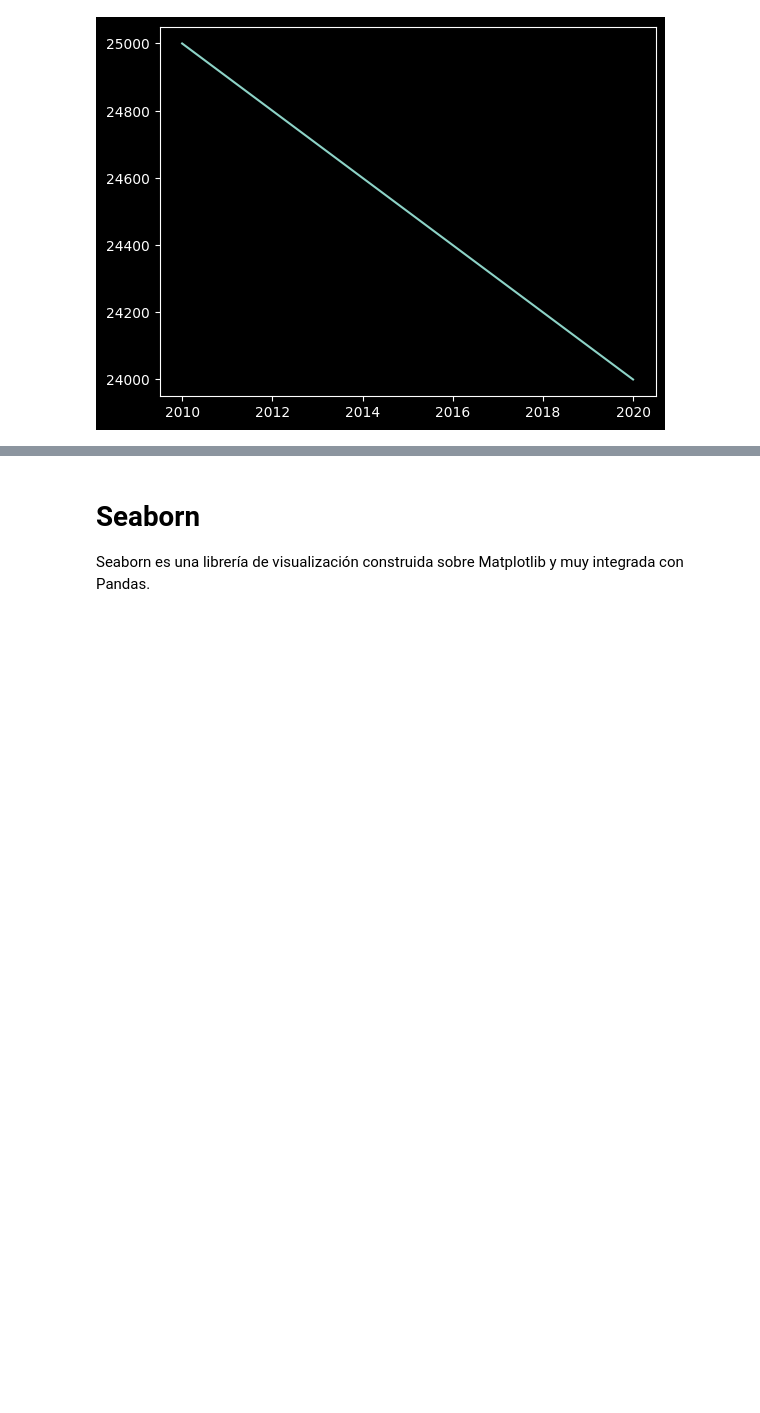
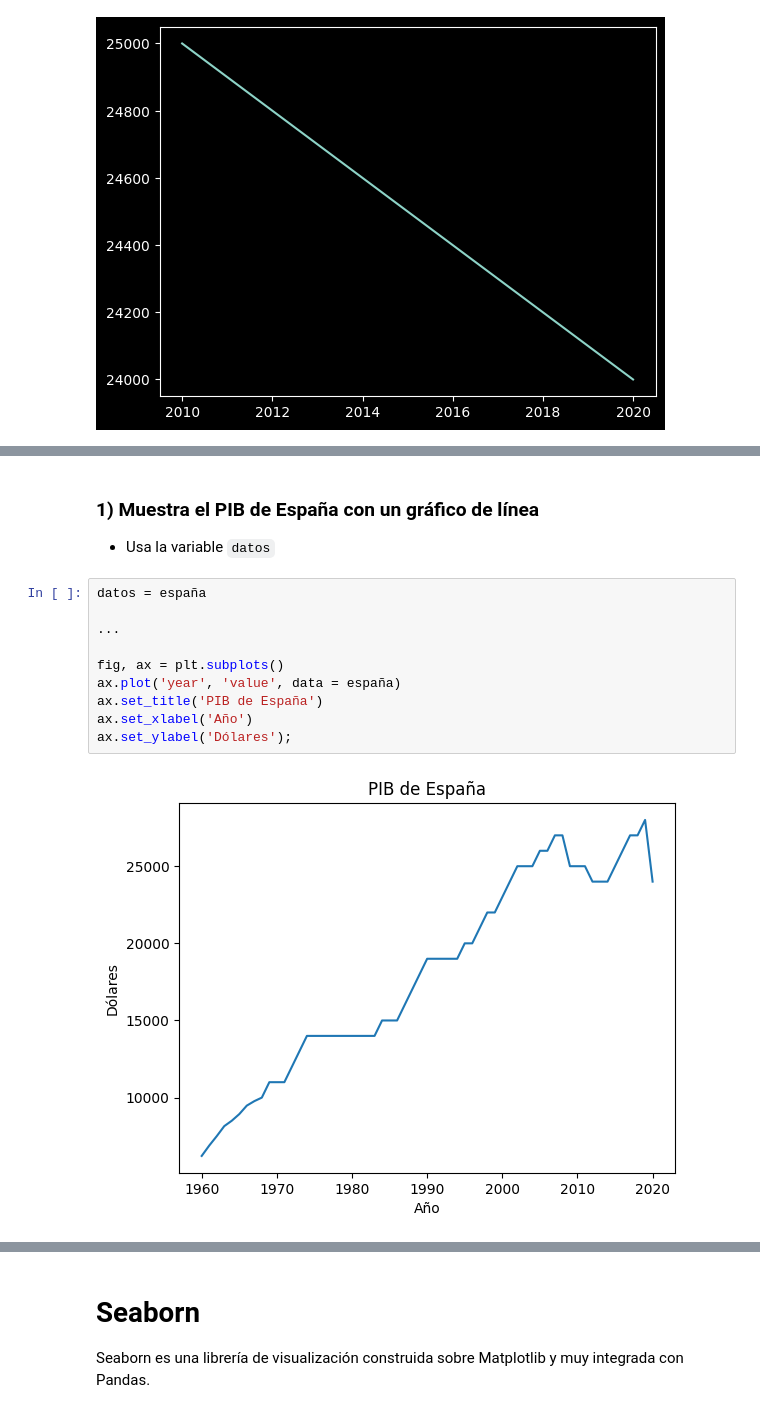
Before and after one commit to fjgarciaes/visualizacion_ironhack_19_01_2023, a Jupyter notebook: Seminario_visualizacion_Ironhack_19_01_2023.ipynb, the cells around one changed output, grey strips where cells are left out. Saved outputs shown, nothing was run; the diff lists cells and outputs as text; blank space fills up the shorter version.

```diff
--- a/Seminario_visualizacion_Ironhack_19_01_2023.ipynb
+++ b/Seminario_visualizacion_Ironhack_19_01_2023.ipynb
@@ -481,0 +509,16 @@ mpl.rcParams.update(mpl.rcParamsDefault);
+# %% [markdown]
+### 1) Muestra el PIB de España con un gráfico de línea
+
+- Usa la variable `datos`
+# %%
+datos = españa
+
+...
+
+fig, ax = plt.subplots()
+ax.plot('year', 'value', data = españa)
+ax.set_title('PIB de España')
+ax.set_xlabel('Año')
+ax.set_ylabel('Dólares');
+# %% [output]
+[figure, added]
```
Also changed, not shown: parts of 22 cells of this notebook, 14 other files.
